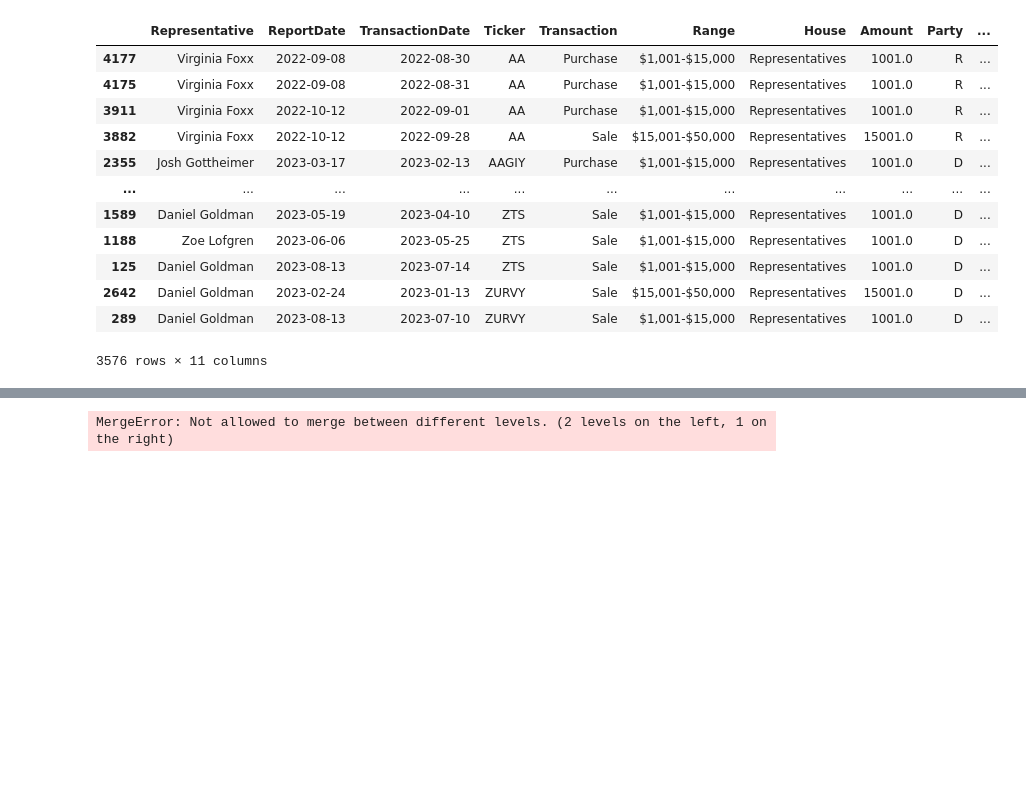
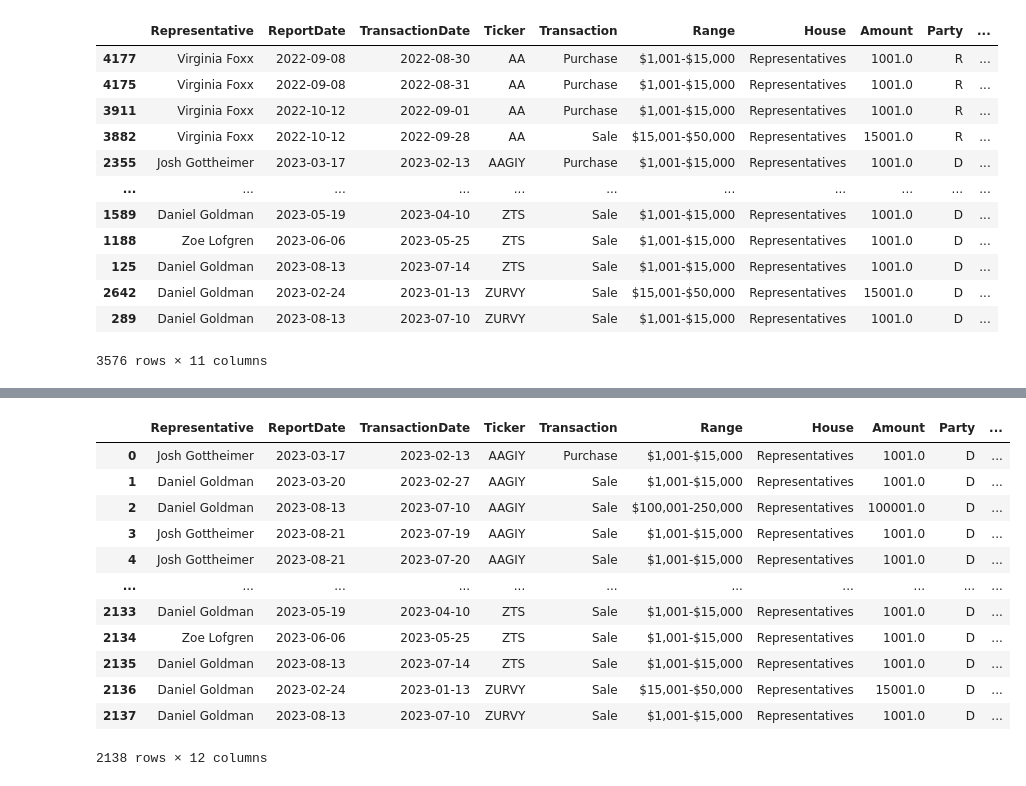
Before and after one commit to ssenhouse/project_3_congress_insider, a Jupyter notebook: congress_trading_algo.ipynb, the cells around one changed output, grey strips where cells are left out. Saved outputs shown, nothing was run; the diff lists cells and outputs as text; code cells hidden in the pictures; blank space fills up the shorter version.

```diff
--- a/congress_trading_algo.ipynb
+++ b/congress_trading_algo.ipynb
@@ -133,6 +207,22 @@ congress_df
+# %%
+congress_df["ReportDate"] = pd.to_datetime(congress_df["ReportDate"], format="%Y-%m-%d")
+congress_df["TransactionDate"] = pd.to_datetime(congress_df["TransactionDate"], format="%Y-%m-%d")
 # %%
 #merger ticker data with congress trading data on ticker and transaction date
-merged_df = pd.merge(og_data, congress_df, on=['Ticker', 'TransactionDate'], how='outer')
-merged_df
+df_close = Close.melt(id_vars='TransactionDate', var_name='Ticker', value_name='Transaction Close')
+CC1 = congress_df.merge(df_close, on = ["TransactionDate",'Ticker'])
+CC1
 # %% [output]
+|  | Representative | ReportDate | TransactionDate | Ticker | Transaction | Range | House | Amount | Party | ... |
+| 0 | Josh Gottheimer | 2023-03-17 | 2023-02-13 | AAGIY | Purchase | $1,001-$15,000 | Representatives | 1001.0 | D | ... |
+| 1 | Daniel Goldman | 2023-03-20 | 2023-02-27 | AAGIY | Sale | $1,001-$15,000 | Representatives | 1001.0 | D | ... |
+| 2 | Daniel Goldman | 2023-08-13 | 2023-07-10 | AAGIY | Sale | $100,001-250,000 | Representatives | 100001.0 | D | ... |
+| 3 | Josh Gottheimer | 2023-08-21 | 2023-07-19 | AAGIY | Sale | $1,001-$15,000 | Representatives | 1001.0 | D | ... |
+| 4 | Josh Gottheimer | 2023-08-21 | 2023-07-20 | AAGIY | Sale | $1,001-$15,000 | Representatives | 1001.0 | D | ... |
+| ... | ... | ... | ... | ... | ... | ... | ... | ... | ... | ... |
+| 2133 | Daniel Goldman | 2023-05-19 | 2023-04-10 | ZTS | Sale | $1,001-$15,000 | Representatives | 1001.0 | D | ... |
+| 2134 | Zoe Lofgren | 2023-06-06 | 2023-05-25 | ZTS | Sale | $1,001-$15,000 | Representatives | 1001.0 | D | ... |
+| 2135 | Daniel Goldman | 2023-08-13 | 2023-07-14 | ZTS | Sale | $1,001-$15,000 | Representatives | 1001.0 | D | ... |
+| 2136 | Daniel Goldman | 2023-02-24 | 2023-01-13 | ZURVY | Sale | $15,001-$50,000 | Representatives | 15001.0 | D | ... |
+| 2137 | Daniel Goldman | 2023-08-13 | 2023-07-10 | ZURVY | Sale | $1,001-$15,000 | Representatives | 1001.0 | D | ... |
-MergeError: Not allowed to merge between different levels. (2 levels on the left, 1 on the right)
+2138 rows × 12 columns
```
Also changed, not shown: parts of 16 cells of this notebook.
